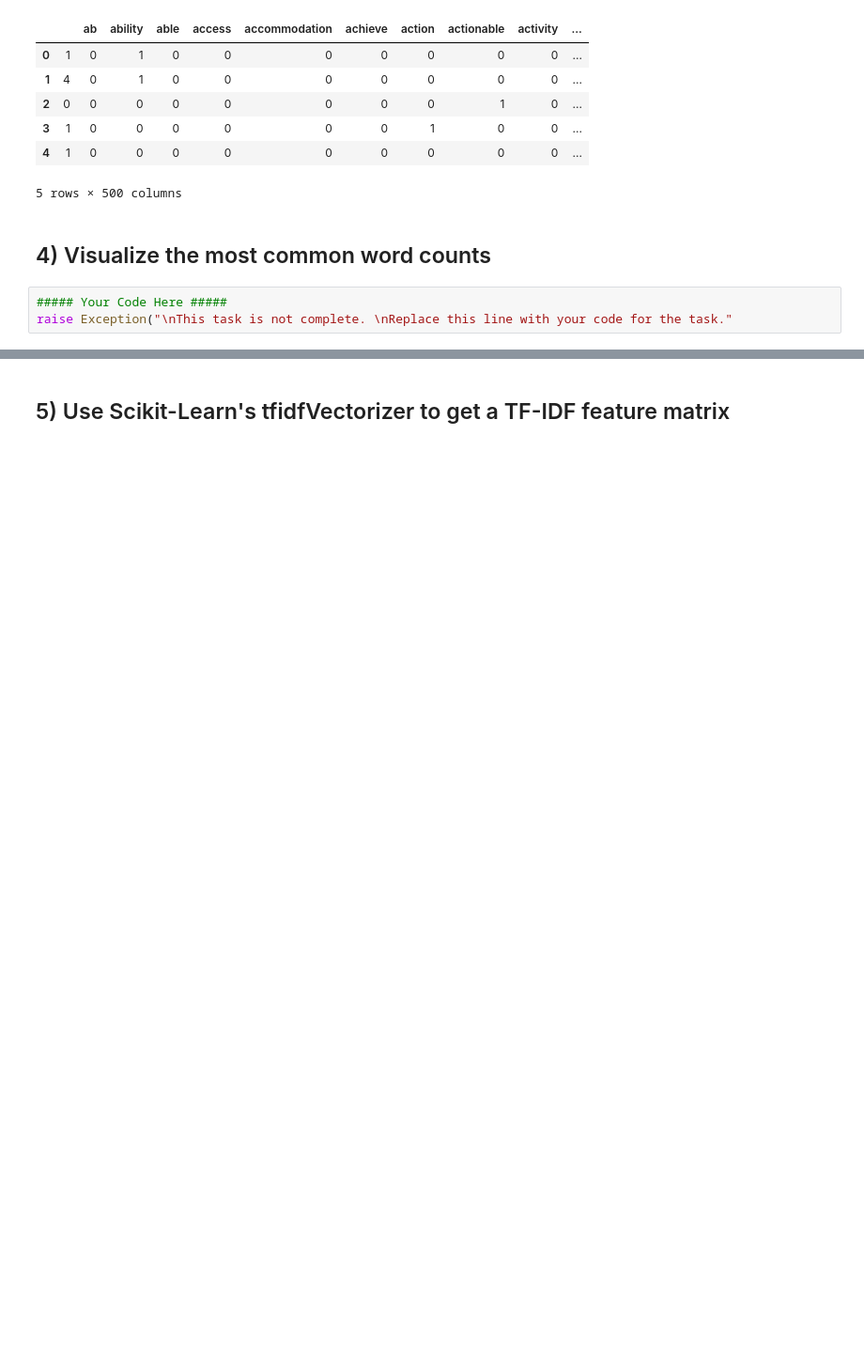
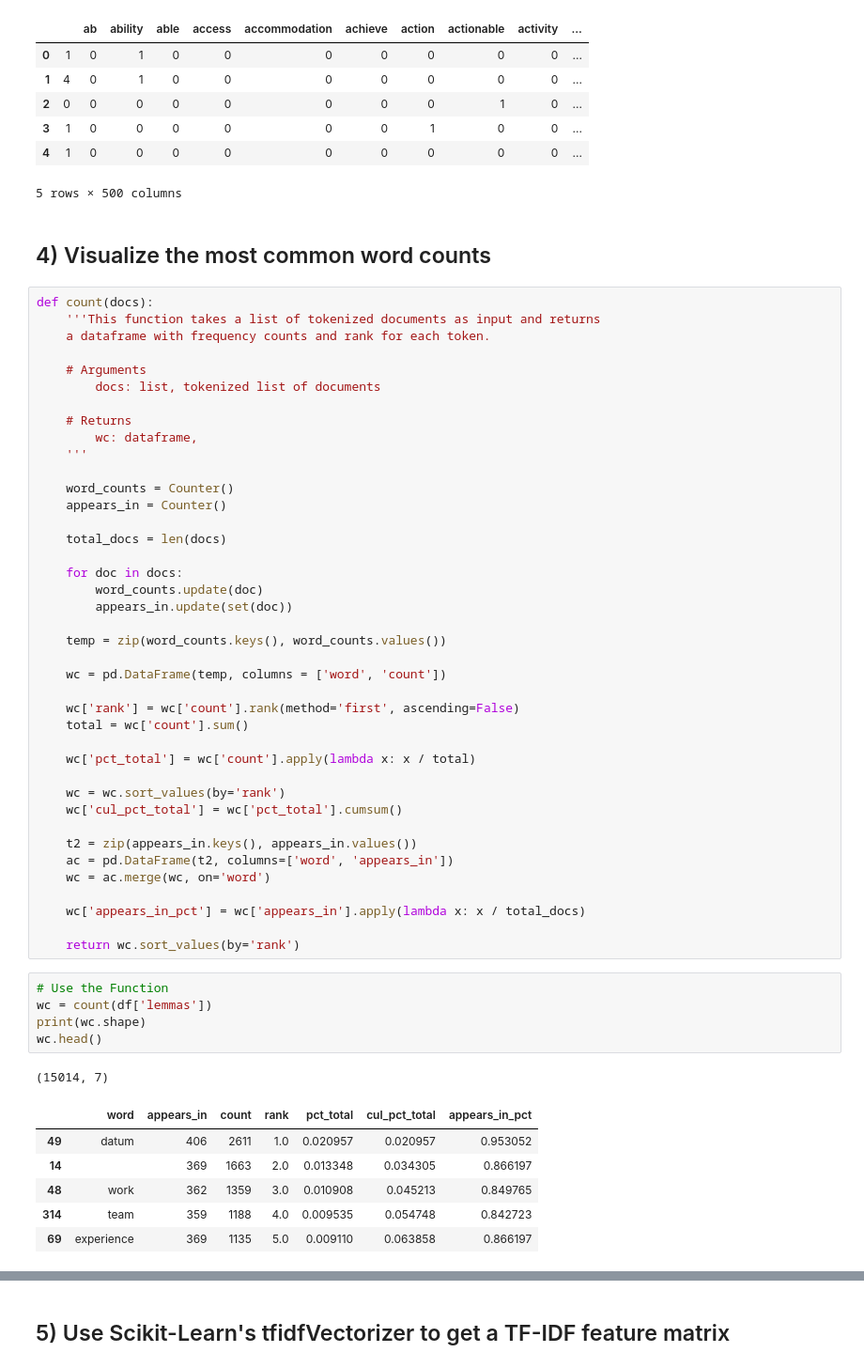
Before and after one commit to term1830/DS-Unit-4-Sprint-1-NLP, a Jupyter notebook: module2-vector-representations/LS_DS_412_Vector_Representations_Assignment.ipynb, the cells around one changed output, grey strips where cells are left out. Shown at 94% size. Cells and saved outputs as stored; diff of their text form; blank space fills up the shorter version.

```diff
--- a/module2-vector-representations/LS_DS_412_Vector_Representations_Assignment.ipynb
+++ b/module2-vector-representations/LS_DS_412_Vector_Representations_Assignment.ipynb
@@ -151,6 +152,56 @@ dtm.head()
 5 rows × 500 columns
 # %% [markdown]
 ## 4) Visualize the most common word counts
-# %%
-##### Your Code Here #####
-raise Exception("\nThis task is not complete. \nReplace this line with your code for the task."
+# %%
+def count(docs):
+    '''This function takes a list of tokenized documents as input and returns
+    a dataframe with frequency counts and rank for each token.
+
+    # Arguments
+        docs: list, tokenized list of documents
+
+    # Returns
+        wc: dataframe,
+    '''
+
+    word_counts = Counter()
+    appears_in = Counter()
+
+    total_docs = len(docs)
+
+    for doc in docs:
+        word_counts.update(doc)
+        appears_in.update(set(doc))
+
+    temp = zip(word_counts.keys(), word_counts.values())
+
+    wc = pd.DataFrame(temp, columns = ['word', 'count'])
+
+    wc['rank'] = wc['count'].rank(method='first', ascending=False)
+    total = wc['count'].sum()
+
+    wc['pct_total'] = wc['count'].apply(lambda x: x / total)
+
+    wc = wc.sort_values(by='rank')
+    wc['cul_pct_total'] = wc['pct_total'].cumsum()
+
+    t2 = zip(appears_in.keys(), appears_in.values())
+    ac = pd.DataFrame(t2, columns=['word', 'appears_in'])
+    wc = ac.merge(wc, on='word')
+
+    wc['appears_in_pct'] = wc['appears_in'].apply(lambda x: x / total_docs)
+
+    return wc.sort_values(by='rank')
+# %%
+# Use the Function
+wc = count(df['lemmas'])
+print(wc.shape)
+wc.head()
+# %% [output]
+(15014, 7)
+|  | word | appears_in | count | rank | pct_total | cul_pct_total | appears_in_pct |
+| 49 | datum | 406 | 2611 | 1.0 | 0.020957 | 0.020957 | 0.953052 |
+| 14 |  | 369 | 1663 | 2.0 | 0.013348 | 0.034305 | 0.866197 |
+| 48 | work | 362 | 1359 | 3.0 | 0.010908 | 0.045213 | 0.849765 |
+| 314 | team | 359 | 1188 | 4.0 | 0.009535 | 0.054748 | 0.842723 |
+| 69 | experience | 369 | 1135 | 5.0 | 0.009110 | 0.063858 | 0.866197 |
```
Also changed, not shown: parts of 12 cells of this notebook.
